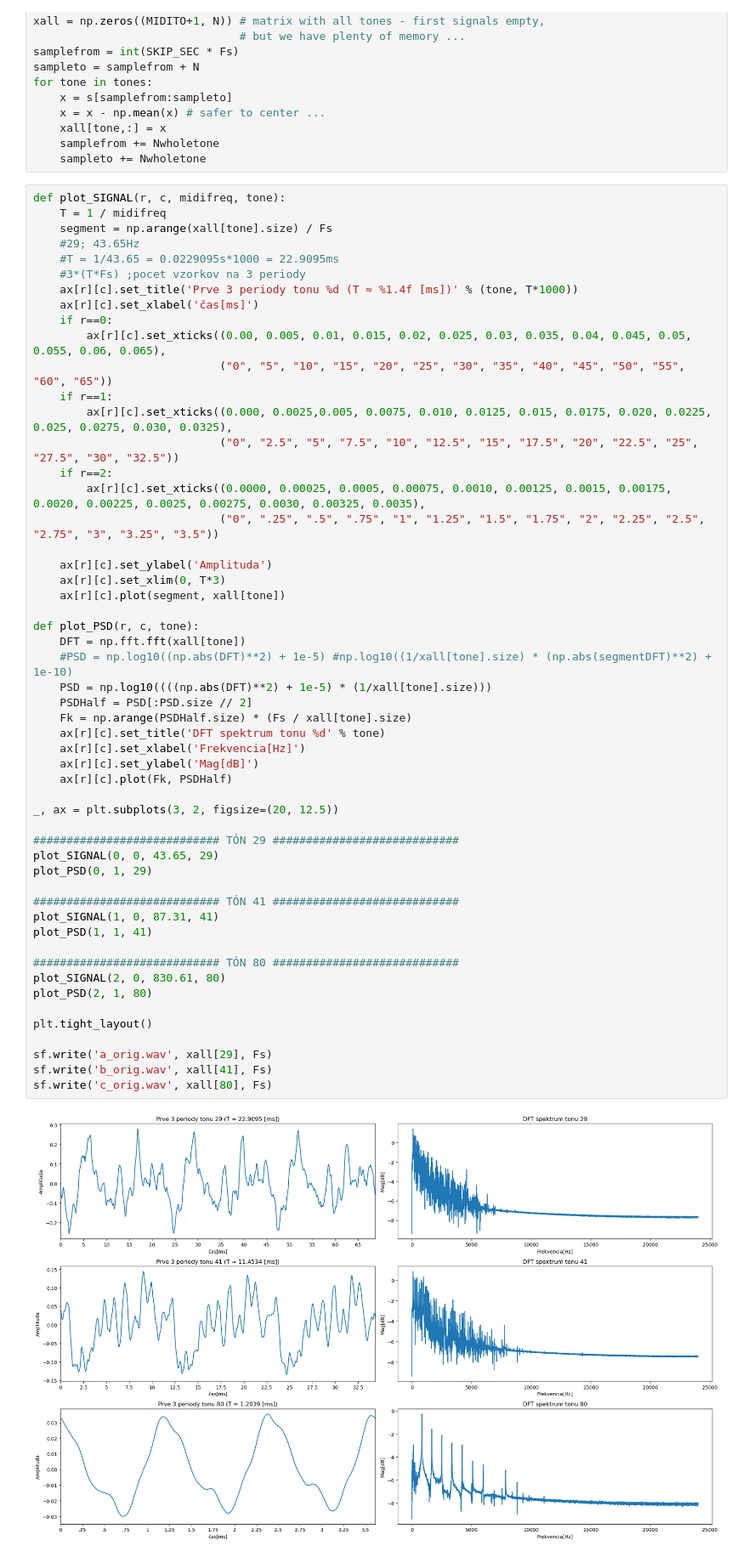
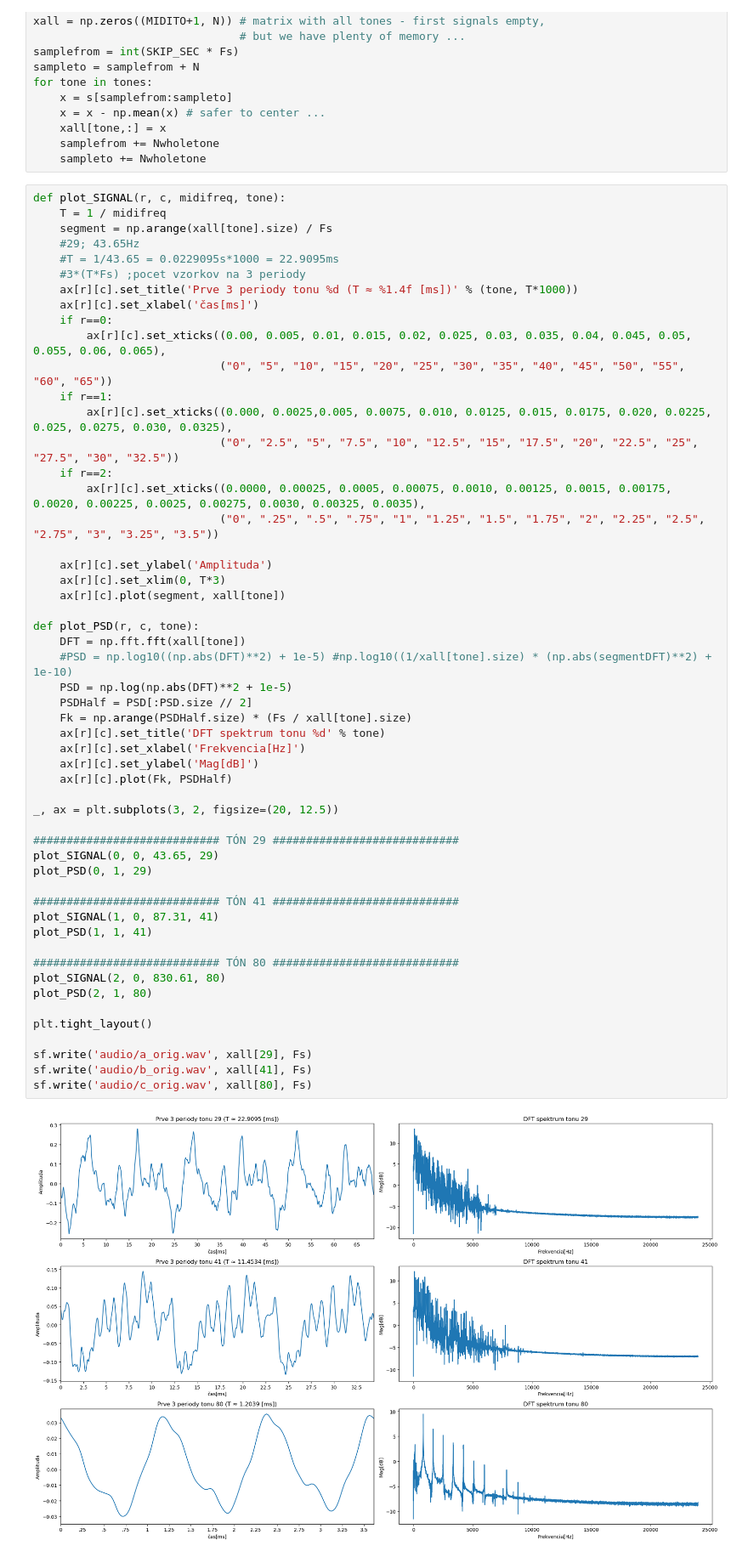
Before and after one commit to youruncle1/ISS-proj, a Jupyter notebook: iss_proj.ipynb, the cells around one changed output. Shown at 85% size. Saved outputs shown, nothing was run; the diff lists cells and outputs as text.

```diff
--- a/iss_proj.ipynb
+++ b/iss_proj.ipynb
@@ -47,38 +48,38 @@ def plot_SIGNAL(r, c, midifreq, tone):
     ax[r][c].set_xlim(0, T*3)
     ax[r][c].plot(segment, xall[tone])
 
 def plot_PSD(r, c, tone):
     DFT = np.fft.fft(xall[tone])
     #PSD = np.log10((np.abs(DFT)**2) + 1e-5) #np.log10((1/xall[tone].size) * (np.abs(segmentDFT)**2) + 1e-10)
-    PSD = np.log10((((np.abs(DFT)**2) + 1e-5) * (1/xall[tone].size)))
+    PSD = np.log(np.abs(DFT)**2 + 1e-5)
     PSDHalf = PSD[:PSD.size // 2]
     Fk = np.arange(PSDHalf.size) * (Fs / xall[tone].size)
     ax[r][c].set_title('DFT spektrum tonu %d' % tone)
     ax[r][c].set_xlabel('Frekvencia[Hz]')
     ax[r][c].set_ylabel('Mag[dB]')
     ax[r][c].plot(Fk, PSDHalf)
 
 _, ax = plt.subplots(3, 2, figsize=(20, 12.5))
 
 ############################ TÓN 29 ############################
 plot_SIGNAL(0, 0, 43.65, 29)
 plot_PSD(0, 1, 29)
 
 ############################ TÓN 41 ############################
 plot_SIGNAL(1, 0, 87.31, 41)
 plot_PSD(1, 1, 41)
 
 ############################ TÓN 80 ############################
 plot_SIGNAL(2, 0, 830.61, 80)
 plot_PSD(2, 1, 80)
 
 plt.tight_layout()
 
-sf.write('a_orig.wav', xall[29], Fs)
-sf.write('b_orig.wav', xall[41], Fs)
-sf.write('c_orig.wav', xall[80], Fs)
+sf.write('audio/a_orig.wav', xall[29], Fs)
+sf.write('audio/b_orig.wav', xall[41], Fs)
+sf.write('audio/c_orig.wav', xall[80], Fs)
 # %% [output]
-[figure, old version]
+[figure, new version]
 # %%
 def getFreq_DFT(tone):
     DFT = np.fft.fft(xall[tone])
```
Also changed, not shown: parts of 7 cells of this notebook, 1 other file.
